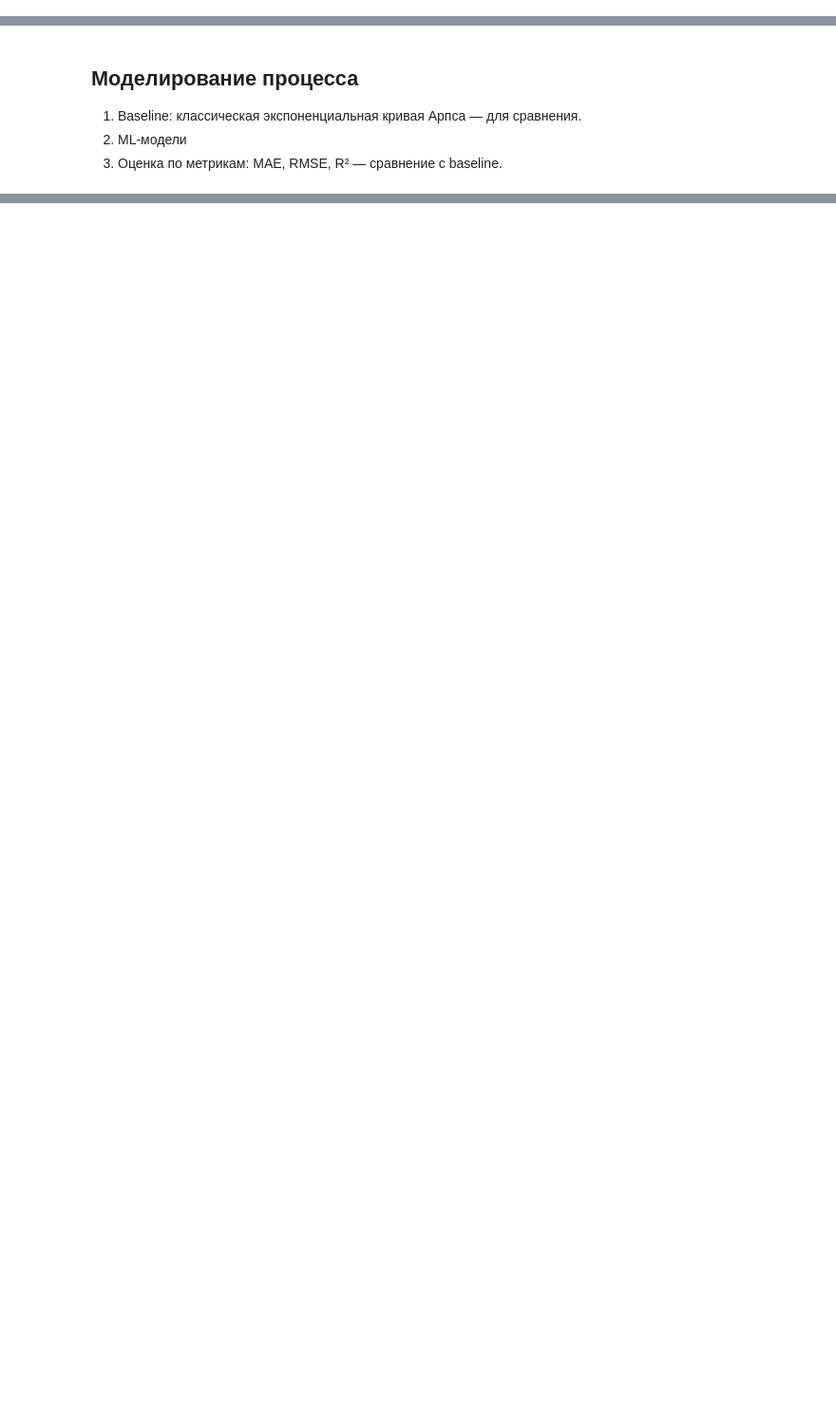
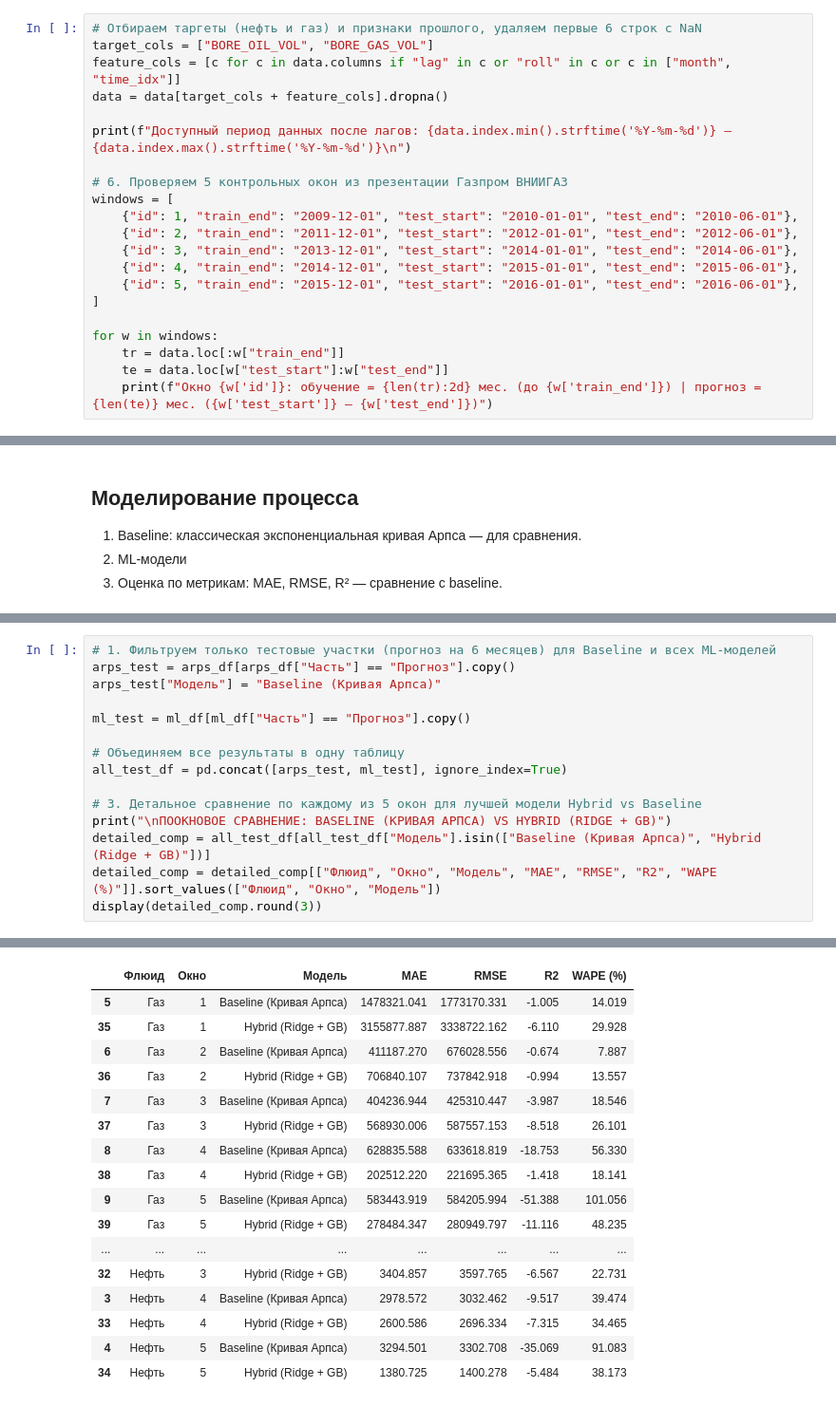
Before and after one commit to SashaVeremchuk/Gazprom-production-forecast, a Jupyter notebook: one_well.ipynb, the cells around one changed output, grey strips where cells are left out. Shown at 95% size. Drawn from its saved outputs; the diff is of its cells as text; blank space fills up the shorter version.

```diff
--- a/one_well.ipynb
+++ b/one_well.ipynb
@@ -292,0 +290,21 @@ X_train_scaled: (79, 12), X_test_scaled: (12, 12)
+# %%
+# Отбираем таргеты (нефть и газ) и признаки прошлого, удаляем первые 6 строк с NaN
+target_cols = ["BORE_OIL_VOL", "BORE_GAS_VOL"]
+feature_cols = [c for c in data.columns if "lag" in c or "roll" in c or c in ["month", "time_idx"]]
+data = data[target_cols + feature_cols].dropna()
+
+print(f"Доступный период данных после лагов: {data.index.min().strftime('%Y-%m-%d')} — {data.index.max().strftime('%Y-%m-%d')}\n")
+
+# 6. Проверяем 5 контрольных окон из презентации Газпром ВНИИГАЗ
+windows = [
+    {"id": 1, "train_end": "2009-12-01", "test_start": "2010-01-01", "test_end": "2010-06-01"},
+    {"id": 2, "train_end": "2011-12-01", "test_start": "2012-01-01", "test_end": "2012-06-01"},
+    {"id": 3, "train_end": "2013-12-01", "test_start": "2014-01-01", "test_end": "2014-06-01"},
+    {"id": 4, "train_end": "2014-12-01", "test_start": "2015-01-01", "test_end": "2015-06-01"},
+    {"id": 5, "train_end": "2015-12-01", "test_start": "2016-01-01", "test_end": "2016-06-01"},
+]
+
+for w in windows:
+    tr = data.loc[:w["train_end"]]
+    te = data.loc[w["test_start"]:w["test_end"]]
+    print(f"Окно {w['id']}: обучение = {len(tr):2d} мес. (до {w['train_end']}) | прогноз = {len(te)} мес. ({w['test_start']} — {w['test_end']})")
@@ -297,0 +459,16 @@ X_train_scaled: (79, 12), X_test_scaled: (12, 12)
+# %%
+# 1. Фильтруем только тестовые участки (прогноз на 6 месяцев) для Baseline и всех ML-моделей
+arps_test = arps_df[arps_df["Часть"] == "Прогноз"].copy()
+arps_test["Модель"] = "Baseline (Кривая Арпса)"
+
+ml_test = ml_df[ml_df["Часть"] == "Прогноз"].copy()
+
+# Объединяем все результаты в одну таблицу
+all_test_df = pd.concat([arps_test, ml_test], ignore_index=True)
+
+# 3. Детальное сравнение по каждому из 5 окон для лучшей модели Hybrid vs Baseline
+print("\nПООКНОВОЕ СРАВНЕНИЕ: BASELINE (КРИВАЯ АРПСА) VS HYBRID (RIDGE + GB)")
+detailed_comp = all_test_df[all_test_df["Модель"].isin(["Baseline (Кривая Арпса)", "Hybrid (Ridge + GB)"])]
+detailed_comp = detailed_comp[["Флюид", "Окно", "Модель", "MAE", "RMSE", "R2", "WAPE (%)"]].sort_values(["Флюид", "Окно", "Модель"])
+display(detailed_comp.round(3))
+# %% [output]
@@ -297,0 +476,17 @@ X_train_scaled: (79, 12), X_test_scaled: (12, 12)
+|  | Флюид | Окно | Модель | MAE | RMSE | R2 | WAPE (%) |
+| 5 | Газ | 1 | Baseline (Кривая Арпса) | 1478321.041 | 1773170.331 | -1.005 | 14.019 |
+| 35 | Газ | 1 | Hybrid (Ridge + GB) | 3155877.887 | 3338722.162 | -6.110 | 29.928 |
+| 6 | Газ | 2 | Baseline (Кривая Арпса) | 411187.270 | 676028.556 | -0.674 | 7.887 |
+| 36 | Газ | 2 | Hybrid (Ridge + GB) | 706840.107 | 737842.918 | -0.994 | 13.557 |
+| 7 | Газ | 3 | Baseline (Кривая Арпса) | 404236.944 | 425310.447 | -3.987 | 18.546 |
+| 37 | Газ | 3 | Hybrid (Ridge + GB) | 568930.006 | 587557.153 | -8.518 | 26.101 |
+| 8 | Газ | 4 | Baseline (Кривая Арпса) | 628835.588 | 633618.819 | -18.753 | 56.330 |
+| 38 | Газ | 4 | Hybrid (Ridge + GB) | 202512.220 | 221695.365 | -1.418 | 18.141 |
+| 9 | Газ | 5 | Baseline (Кривая Арпса) | 583443.919 | 584205.994 | -51.388 | 101.056 |
+| 39 | Газ | 5 | Hybrid (Ridge + GB) | 278484.347 | 280949.797 | -11.116 | 48.235 |
+| ... | ... | ... | ... | ... | ... | ... | ... |
+| 32 | Нефть | 3 | Hybrid (Ridge + GB) | 3404.857 | 3597.765 | -6.567 | 22.731 |
+| 3 | Нефть | 4 | Baseline (Кривая Арпса) | 2978.572 | 3032.462 | -9.517 | 39.474 |
+| 33 | Нефть | 4 | Hybrid (Ridge + GB) | 2600.586 | 2696.334 | -7.315 | 34.465 |
+| 4 | Нефть | 5 | Baseline (Кривая Арпса) | 3294.501 | 3302.708 | -35.069 | 91.083 |
+| 34 | Нефть | 5 | Hybrid (Ridge + GB) | 1380.725 | 1400.278 | -5.484 | 38.173 |
```
Also changed, not shown: parts of 27 cells of this notebook.
